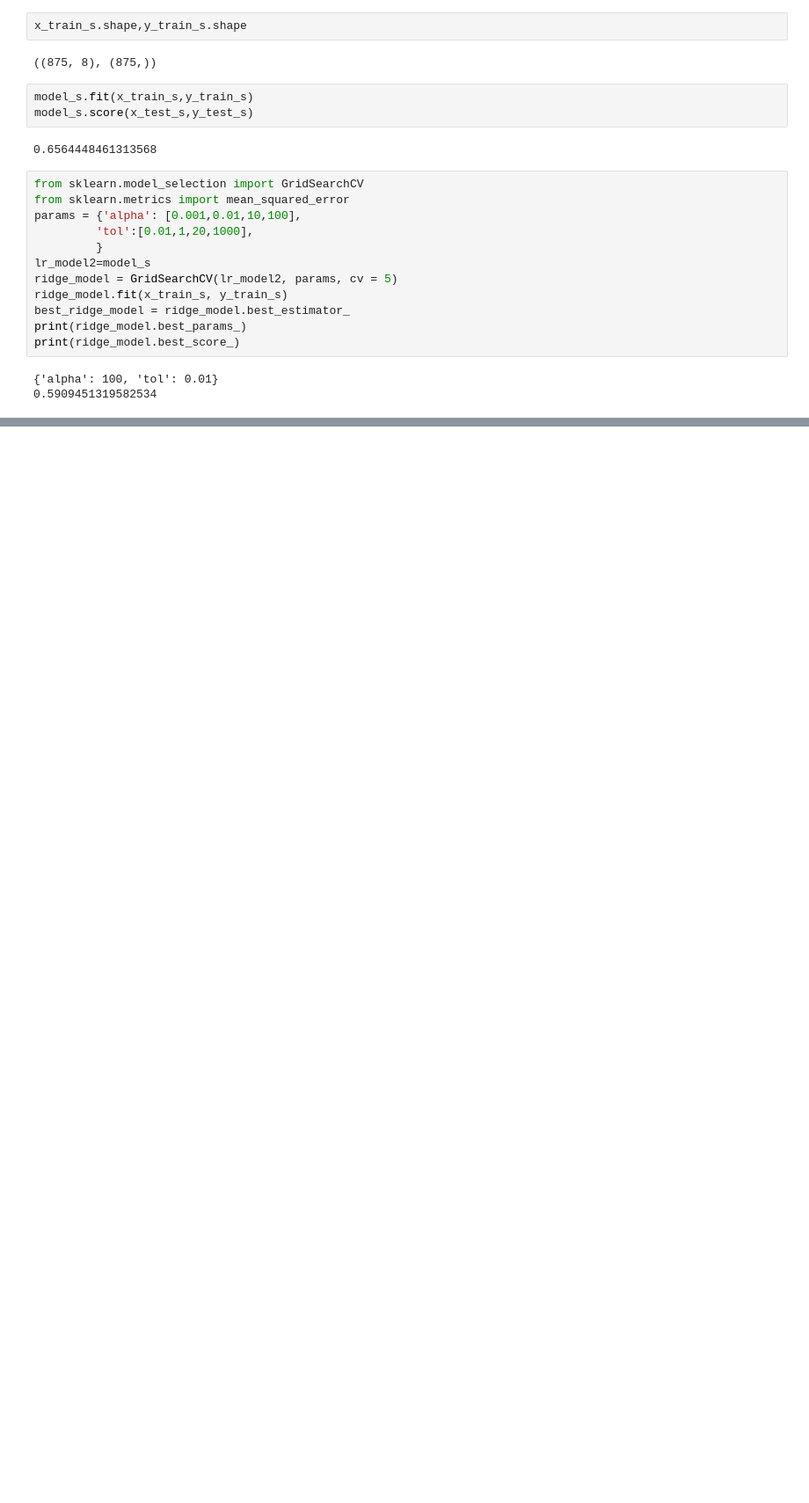
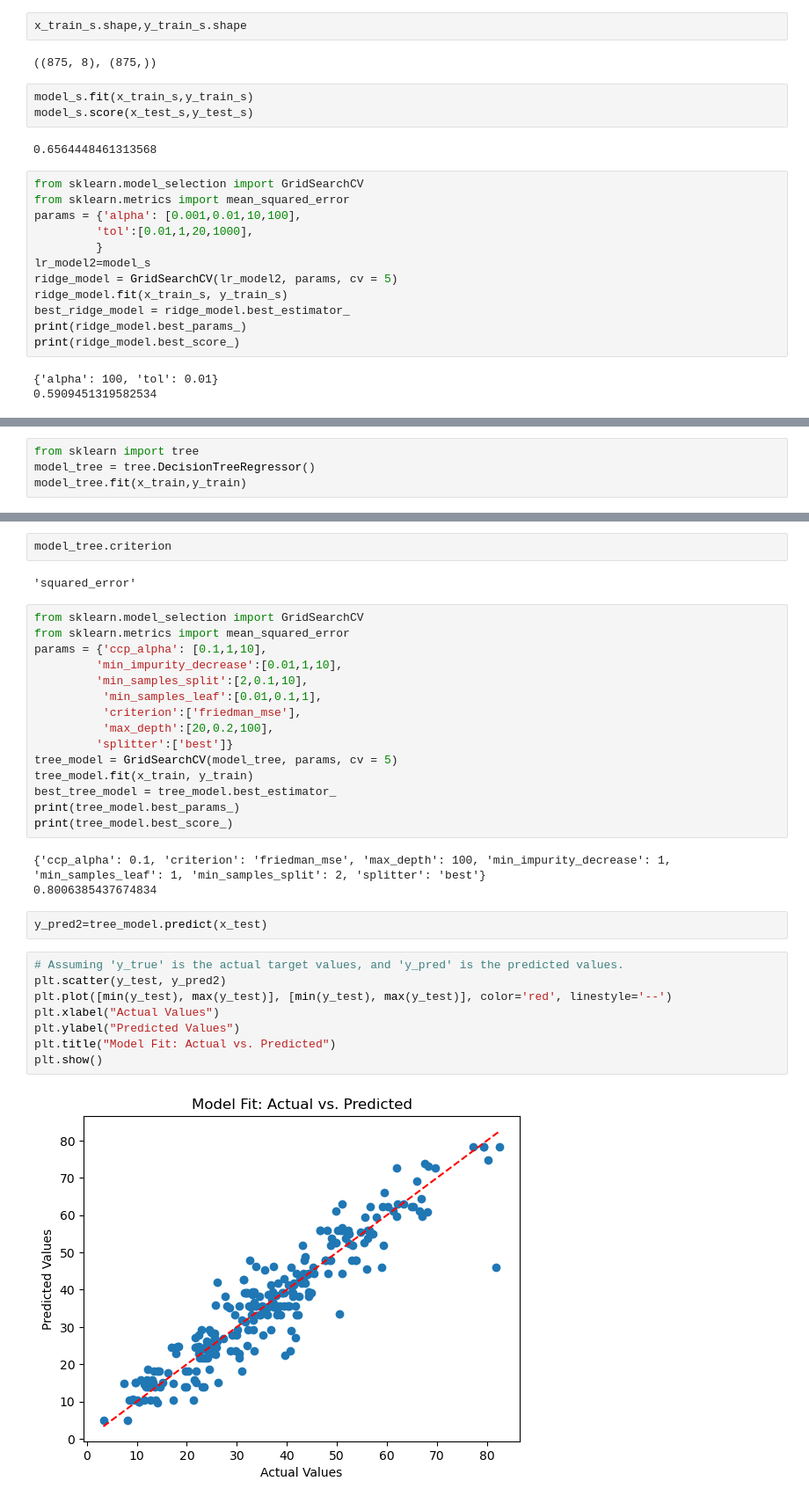
Before and after one commit to EugeneDenteh/Concrete-strength-prediction-model, a Jupyter notebook: Concrete Strength Prediction.ipynb, the cells around one changed output, grey strips where cells are left out. Shown: that part at 88% size. Drawn from its saved outputs; the diff is of its cells as text; blank space fills up the shorter version.

```diff
--- a/Concrete Strength Prediction.ipynb
+++ b/Concrete Strength Prediction.ipynb
@@ -217,0 +220,4 @@ print(ridge_model.best_score_)
+# %%
+from sklearn import tree
+model_tree = tree.DecisionTreeRegressor()
+model_tree.fit(x_train,y_train)
@@ -217,0 +248,34 @@ print(ridge_model.best_score_)
+# %%
+model_tree.criterion
+# %% [output]
+'squared_error'
+# %%
+from sklearn.model_selection import GridSearchCV
+from sklearn.metrics import mean_squared_error
+params = {'ccp_alpha': [0.1,1,10],
+         'min_impurity_decrease':[0.01,1,10],
+         'min_samples_split':[2,0.1,10],
+          'min_samples_leaf':[0.01,0.1,1],
+          'criterion':['friedman_mse'],
+          'max_depth':[20,0.2,100],
+         'splitter':['best']}
+tree_model = GridSearchCV(model_tree, params, cv = 5)
+tree_model.fit(x_train, y_train)
+best_tree_model = tree_model.best_estimator_
+print(tree_model.best_params_)
+print(tree_model.best_score_)
+# %% [output]
+{'ccp_alpha': 0.1, 'criterion': 'friedman_mse', 'max_depth': 100, 'min_impurity_decrease': 1, 'min_samples_leaf': 1, 'min_samples_split': 2, 'splitter': 'best'}
+0.8006385437674834
+# %%
+y_pred2=tree_model.predict(x_test)
+# %%
+# Assuming 'y_true' is the actual target values, and 'y_pred' is the predicted values.
+plt.scatter(y_test, y_pred2)
+plt.plot([min(y_test), max(y_test)], [min(y_test), max(y_test)], color='red', linestyle='--')
+plt.xlabel("Actual Values")
+plt.ylabel("Predicted Values")
+plt.title("Model Fit: Actual vs. Predicted")
+plt.show()
+# %% [output]
+[figure, added]
```
Also changed, not shown: parts of 19 cells of this notebook.
